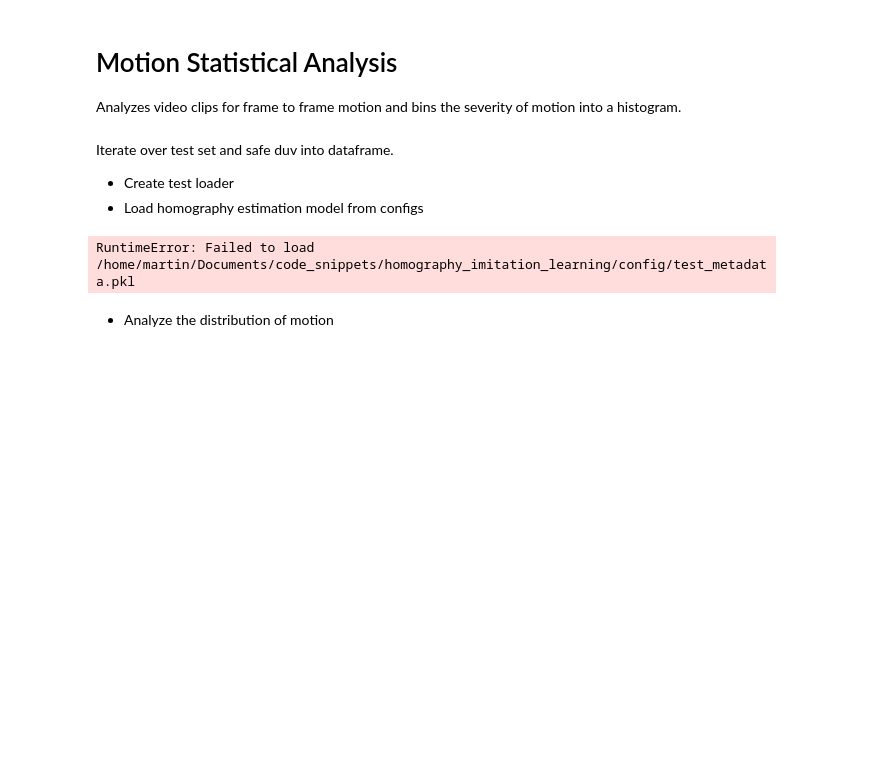
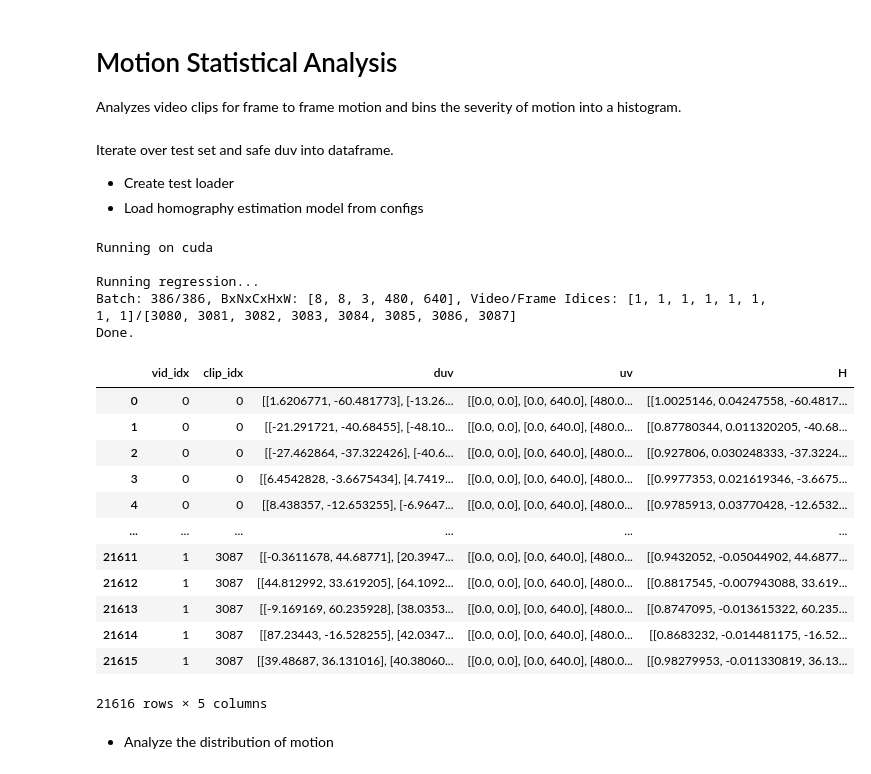
Before and after one commit to RViMLab/MICCAI2023-Camera-Motion-Prediction, a Jupyter notebook: notebooks/21_02_22_motion_statistical_analysis.ipynb, the cells around one changed output. Drawn from its saved outputs; the diff is of its cells as text; code cells hidden in the pictures; blank space fills up the shorter version.

```diff
--- a/notebooks/21_02_22_motion_statistical_analysis.ipynb
+++ b/notebooks/21_02_22_motion_statistical_analysis.ipynb
@@ -33,10 +33,10 @@ server = DotMap(servers[server])
 configs = 'predictive_horizon_dgx.yml'
 configs = load_yaml(os.path.join(server.config.location, configs))
 
-backbone_path = 'deep_image_homography_estimation_backbone/version_6'
+backbone_path = 'deep_image_homography_estimation_backbone/version_10'
 
 # append configs by backbone
-backbone_configs = load_yaml(os.path.join(server.logging.location, backbone_path, 'configs.yml'))
+backbone_configs = load_yaml(os.path.join(server.logging.location, backbone_path, 'config.yml'))
 df = scan2df(os.path.join(server.logging.location, backbone_path, 'checkpoints'), '.ckpt')
 ckpts = sorted(list(df.file), key=natural_keys)
 configs['model']['homography_regression'] = {
@@ -55,20 +55,22 @@ meta_df.train = False  # artificially set to test set
 test_meta_df = meta_df[meta_df.train == False]
 test_video_paths = [os.path.join(server.database.location, row.database, row.file['path'], row.file['name']) for _, row in test_meta_df.iterrows()]
 test_pre_transforms = [anyDictListToCompose(row.pre_transforms) for _, row in test_meta_df.iterrows()]
-test_aug_transforms = [anyDictListToCompose(row.aug_transforms) for _, row in test_meta_df.iterrows()]
+test_aug_transforms = [anyDictListToCompose(None) for _, row in test_meta_df.iterrows()]
 
 # load video meta data if existing, returns None if none existent
-test_metadata = load_pickle(os.path.join(server.config.location, configs.data.test_metadata))
-if test_metadata is not None:
+try:
+    test_metadata = load_pickle(os.path.join(server.config.location, configs.data.test_metadata))
     if len(test_metadata['video_paths']) == 0:
         test_metadata = None
+except:
+    test_metadata = None
 
 # create video dataset and dataloader
 clip_length_in_frames = 8
 frame_rate = 5
 frames_between_clips = clip_length_in_frames - 1
 precomputed_metadata = test_metadata
-num_workers = 8
+num_workers = 4
 pre_transforms = test_pre_transforms
 aug_transforms = test_aug_transforms
 seeds = True
@@ -87,9 +89,9 @@ vid_ds = VideoDataset(
 
 # save metadata
 if test_metadata is None:
-    save_pickle(os.path.join(configs.data.test_metadata), vid_ds.metadata)
+    save_pickle(os.path.join(server.config.location, configs.data.test_metadata), vid_ds.metadata)
 
-batch_size = 2
+batch_size = 8
 drop_last = True
 
 vid_dl = DataLoader(
@@ -110,6 +112,7 @@ homography_regression = getattr(lightning_modules, configs.model.homography_regr
     **configs.model
 )
 homography_regression.to(device).eval()
+homography_regression.freeze()
 
 # run inference and log duvs with corresponding vid and frame index
 log_df = pd.DataFrame(columns=['vid_idx', 'clip_idx', 'duv', 'uv', 'H'])
@@ -122,6 +125,8 @@ log_df.attrs = {
 }
 
 cnt = 0
+
+print('\nRunning regression...')
 
 for batch_idx, batch in enumerate(vid_dl):
     vids, aug_vids, re_sample_frame_rates, frame_rates, vid_idc, clip_idc = batch
@@ -144,34 +149,53 @@ for batch_idx, batch in enumerate(vid_dl):
     for sample_idx in range(batch_size):
         uvs = image_edges(frames_i[sample_idx])
         Hs = four_point_homography_to_matrix(uvs, duvs[sample_idx])
 
         # iterate sequence
         for duv, uv, H in zip(duvs[sample_idx], uvs, Hs):
             log = {
                 'vid_idx': vid_idc[sample_idx].cpu().item(),
                 'clip_idx': clip_idc[sample_idx].cpu().item(),
                 'duv': duv.cpu().numpy(),
                 'uv': uv.cpu().numpy(),
                 'H': H.cpu().numpy()
             }
 
             log_df = log_df.append(log, ignore_index=True)
 
 #         # viz
 #         wrps = warp_perspective(frames_i[sample_idx], torch.inverse(Hs), frames_i.shape[-2:])
 #         blends = yt_alpha_blend(frames_ips[sample_idx], wrps)
 
 #         for blend in blends:
 #             cv2.imshow('blend', tensor_to_image(blend))
 #             cv2.waitKey()
 
 # cv2.destroyAllWindows()
 
+print('\nDone.')
+
 # log results
 log_df.to_pickle('frame_to_frame_homography_regression_n_vids_{}.pkl'.format(n_vids))
 log_df
 # %% [output]
-RuntimeError: Failed to load /home/martin/Documents/code_snippets/homography_imitation_learning/config/test_metadata.pkl
+Running on cuda
+
+Running regression...
+Batch: 386/386, BxNxCxHxW: [8, 8, 3, 480, 640], Video/Frame Idices: [1, 1, 1, 1, 1, 1, 1, 1]/[3080, 3081, 3082, 3083, 3084, 3085, 3086, 3087]
+Done.
+|  | vid_idx | clip_idx | duv | uv | H |
+| 0 | 0 | 0 | [[1.6206771, -60.481773], [-13.26... | [[0.0, 0.0], [0.0, 640.0], [480.0... | [[1.0025146, 0.04247558, -60.4817... |
+| 1 | 0 | 0 | [[-21.291721, -40.68455], [-48.10... | [[0.0, 0.0], [0.0, 640.0], [480.0... | [[0.87780344, 0.011320205, -40.68... |
+| 2 | 0 | 0 | [[-27.462864, -37.322426], [-40.6... | [[0.0, 0.0], [0.0, 640.0], [480.0... | [[0.927806, 0.030248333, -37.3224... |
+| 3 | 0 | 0 | [[6.4542828, -3.6675434], [4.7419... | [[0.0, 0.0], [0.0, 640.0], [480.0... | [[0.9977353, 0.021619346, -3.6675... |
+| 4 | 0 | 0 | [[8.438357, -12.653255], [-6.9647... | [[0.0, 0.0], [0.0, 640.0], [480.0... | [[0.9785913, 0.03770428, -12.6532... |
+| ... | ... | ... | ... | ... | ... |
+| 21611 | 1 | 3087 | [[-0.3611678, 44.68771], [20.3947... | [[0.0, 0.0], [0.0, 640.0], [480.0... | [[0.9432052, -0.05044902, 44.6877... |
+| 21612 | 1 | 3087 | [[44.812992, 33.619205], [64.1092... | [[0.0, 0.0], [0.0, 640.0], [480.0... | [[0.8817545, -0.007943088, 33.619... |
+| 21613 | 1 | 3087 | [[-9.169169, 60.235928], [38.0353... | [[0.0, 0.0], [0.0, 640.0], [480.0... | [[0.8747095, -0.013615322, 60.235... |
+| 21614 | 1 | 3087 | [[87.23443, -16.528255], [42.0347... | [[0.0, 0.0], [0.0, 640.0], [480.0... | [[0.8683232, -0.014481175, -16.52... |
+| 21615 | 1 | 3087 | [[39.48687, 36.131016], [40.38060... | [[0.0, 0.0], [0.0, 640.0], [480.0... | [[0.98279953, -0.011330819, 36.13... |
+21616 rows × 5 columns
 # %% [markdown]
  - Analyze the distribution of motion
 # %%
```
Also changed, not shown: parts of 3 cells of this notebook, 12 other files.
